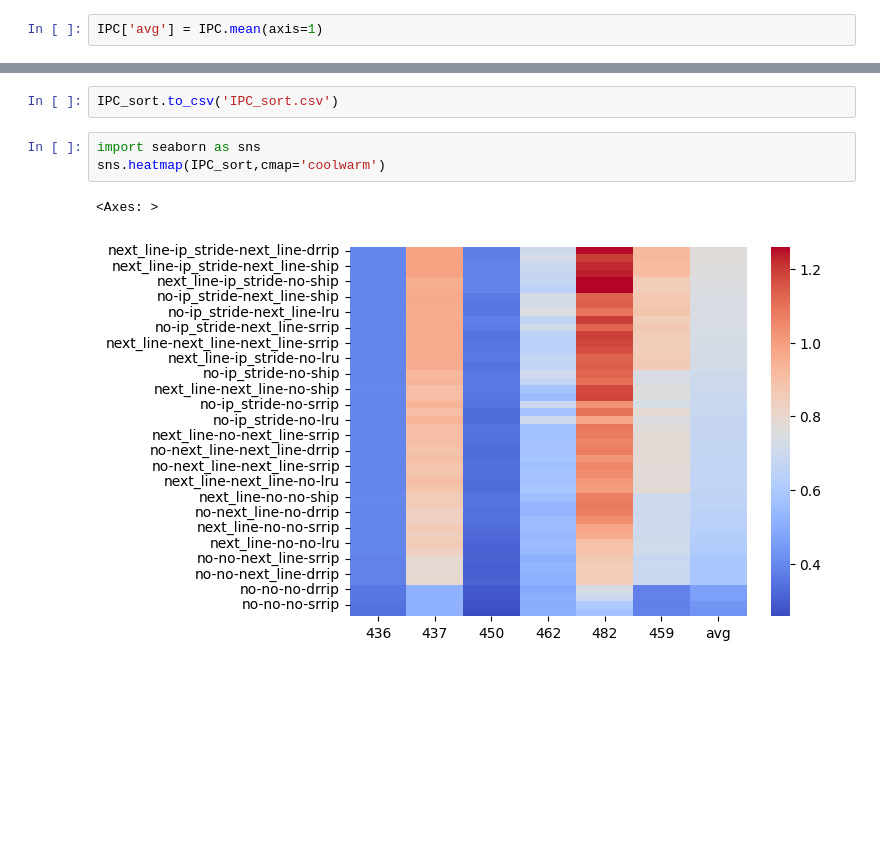
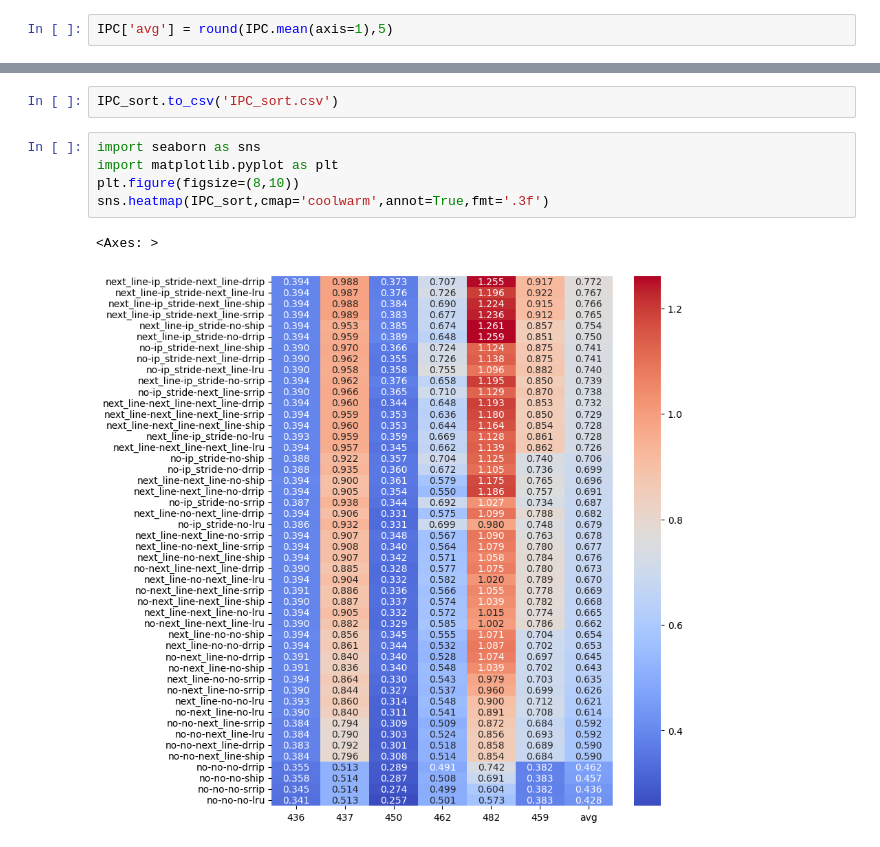
Before and after one commit to X-yang03/ChampSim-Computer-Architecture, a Jupyter notebook: socre.ipynb, the cells around one changed output, grey strips where cells are left out. Drawn from its saved outputs; the diff is of its cells as text; blank space fills up the shorter version.

```diff
--- a/socre.ipynb
+++ b/socre.ipynb
@@ -38,7 +38,7 @@ for trace_res in res_list:
 # %%
 IPC = IPC.sort_index()
 # %%
-IPC['avg'] = IPC.mean(axis=1)
+IPC['avg'] = round(IPC.mean(axis=1),5)
 # %%
 IPC.to_csv('IPC_origin.csv')
 # %%
@@ -67,7 +67,9 @@ IPC_sort
 IPC_sort.to_csv('IPC_sort.csv')
 # %%
 import seaborn as sns
-sns.heatmap(IPC_sort,cmap='coolwarm')
+import matplotlib.pyplot as plt
+plt.figure(figsize=(8,10))
+sns.heatmap(IPC_sort,cmap='coolwarm',annot=True,fmt='.3f')
 # %% [output]
 <Axes: >
-[figure, old version]
+[figure, new version]
```
Also changed, not shown: parts of 1 cell of this notebook, 2 other files.
